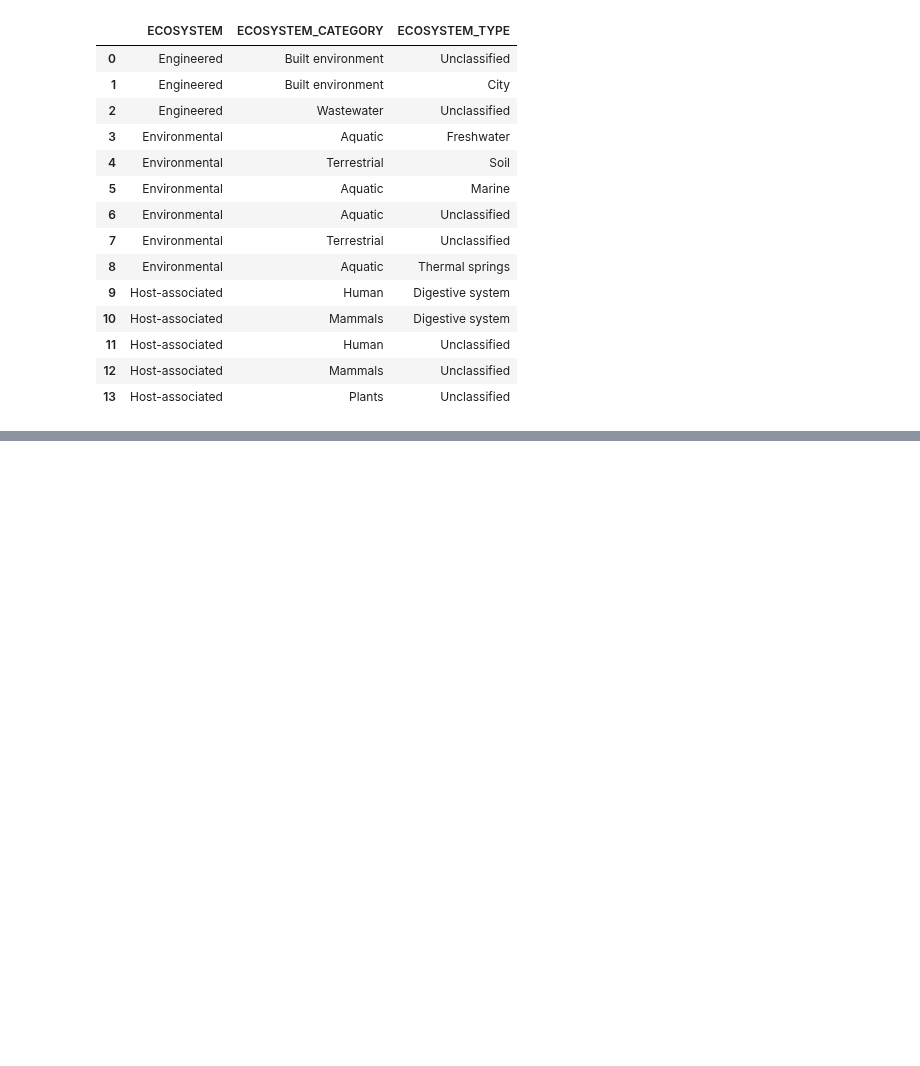
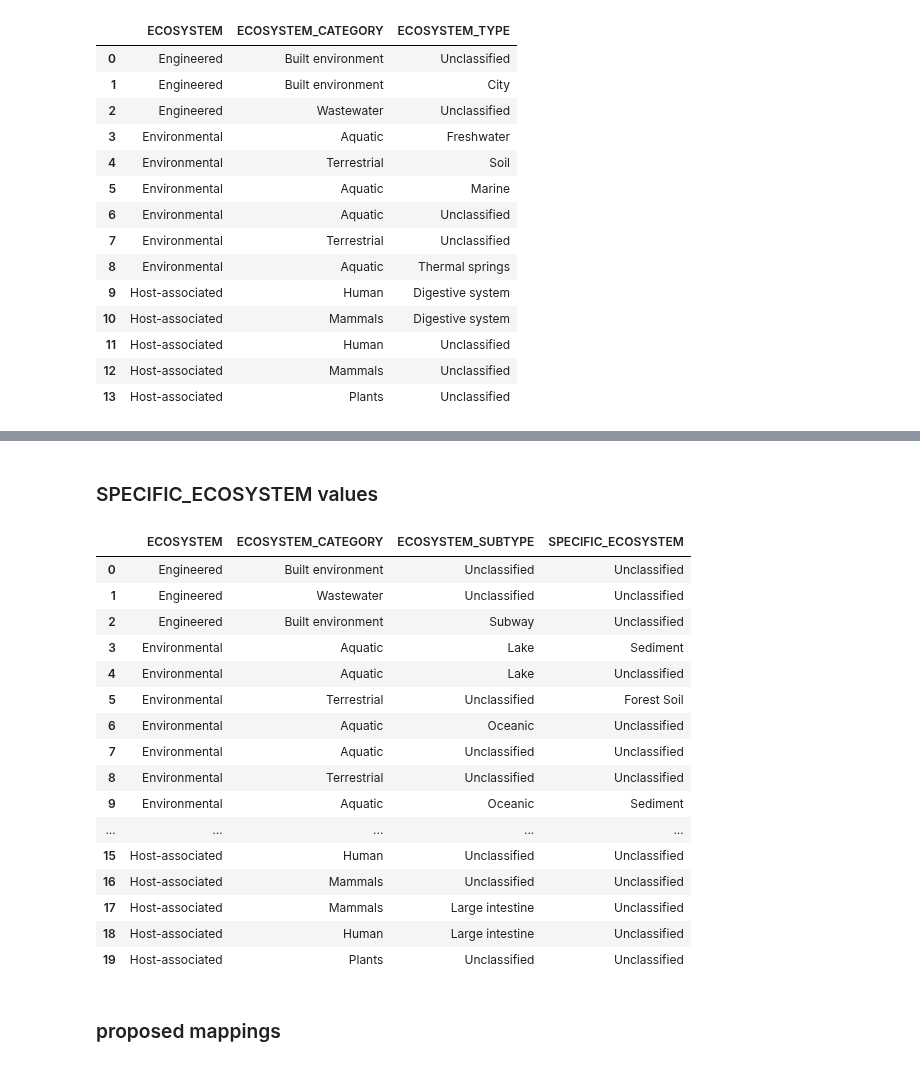
Before and after one commit to microbiomedata/nmdc-metadata, a Jupyter notebook: notebooks/gold-env-top7-mapping.ipynb, the cells around one changed output, grey strips where cells are left out. Cells and saved outputs as stored; diff of their text form; code cells hidden in the pictures; blank space fills up the shorter version.

Commit message:
update top 7 data mappings and networkx code

```diff
--- a/notebooks/gold-env-top7-mapping.ipynb
+++ b/notebooks/gold-env-top7-mapping.ipynb
@@ -282,0 +359,32 @@ Host-associated / Plants / Unclassified -> ???
+# %% [markdown]
+### SPECIFIC_ECOSYSTEM values
+# %%
+q = """
+select distinct
+    ECOSYSTEM, ECOSYSTEM_CATEGORY, ECOSYSTEM_SUBTYPE, SPECIFIC_ECOSYSTEM
+from
+    top7df
+order by
+    ECOSYSTEM
+"""
+pysqldf(q)
+# %% [output]
+|  | ECOSYSTEM | ECOSYSTEM_CATEGORY | ECOSYSTEM_SUBTYPE | SPECIFIC_ECOSYSTEM |
+| 0 | Engineered | Built environment | Unclassified | Unclassified |
+| 1 | Engineered | Wastewater | Unclassified | Unclassified |
+| 2 | Engineered | Built environment | Subway | Unclassified |
+| 3 | Environmental | Aquatic | Lake | Sediment |
+| 4 | Environmental | Aquatic | Lake | Unclassified |
+| 5 | Environmental | Terrestrial | Unclassified | Forest Soil |
+| 6 | Environmental | Aquatic | Oceanic | Unclassified |
+| 7 | Environmental | Aquatic | Unclassified | Unclassified |
+| 8 | Environmental | Terrestrial | Unclassified | Unclassified |
+| 9 | Environmental | Aquatic | Oceanic | Sediment |
+| ... | ... | ... | ... | ... |
+| 15 | Host-associated | Human | Unclassified | Unclassified |
+| 16 | Host-associated | Mammals | Unclassified | Unclassified |
+| 17 | Host-associated | Mammals | Large intestine | Unclassified |
+| 18 | Host-associated | Human | Large intestine | Unclassified |
+| 19 | Host-associated | Plants | Unclassified | Unclassified |
+# %% [markdown]
+### proposed mappings
```
Also changed, not shown: parts of 7 cells of this notebook, 1 other file.
